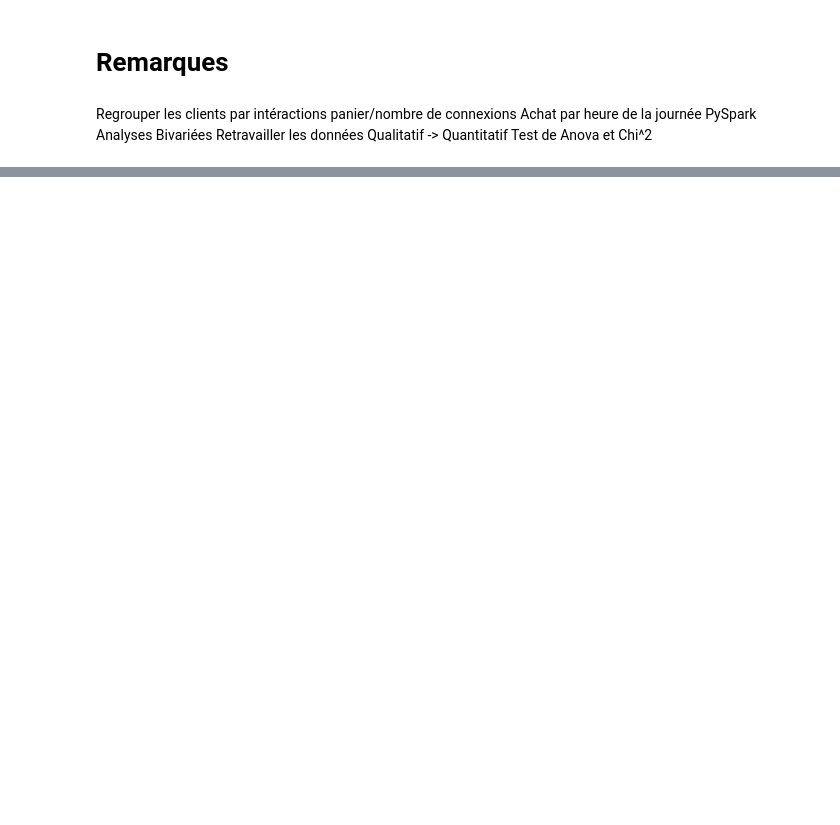
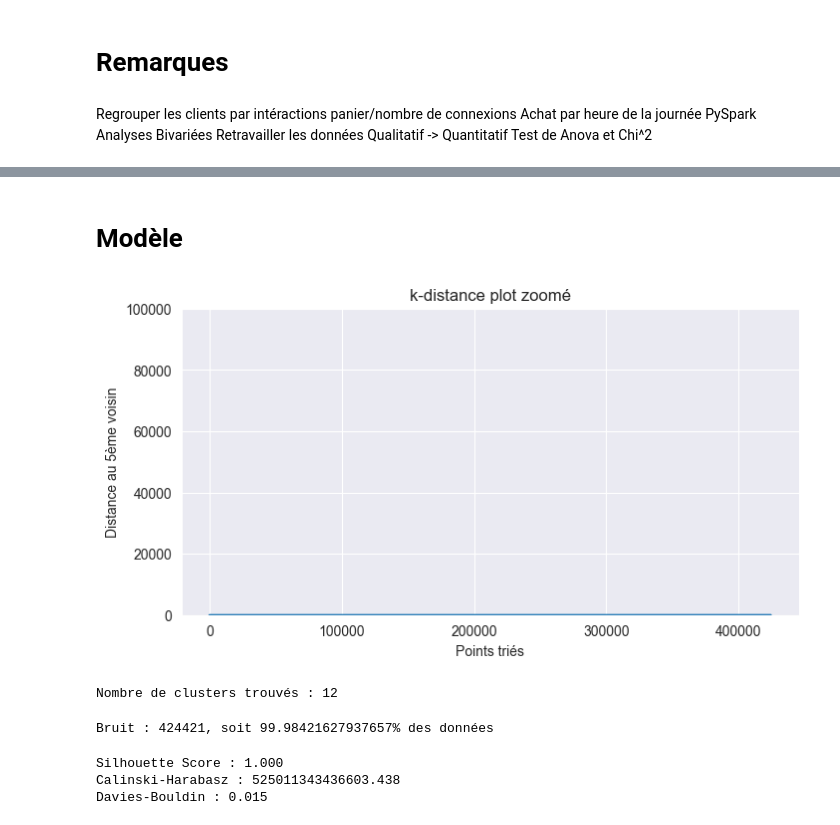
Before and after one commit to nicolas-vdn/amazing-mspr, a Jupyter notebook: data.ipynb, the cells around one changed output, grey strips where cells are left out. Saved outputs shown, nothing was run; the diff lists cells and outputs as text; code cells hidden in the pictures; blank space fills up the shorter version.

```diff
--- a/data.ipynb
+++ b/data.ipynb
@@ -230,0 +235,8 @@ import numpy as np
+# %%
+df_final = df.drop(['product_id', 'category_id', 'category_code', 'brand', 'user_session'], axis=1)
+# %%
+from sklearn.preprocessing import StandardScaler
+
+scaler = StandardScaler()
+# df_scaled = scaler.fit_transform(df_final)
+df_scaled = df_final
@@ -230,0 +259,2 @@ import numpy as np
+# %% [markdown]
+# Modèle
@@ -231 +263,24 @@ import numpy as np
+# %%
+from sklearn.neighbors import NearestNeighbors
+
+min_samples = 5
+
+# Calcul des distances au k-ième plus proche voisin
+neighbors = NearestNeighbors(n_neighbors=min_samples)
+neighbors_fit = neighbors.fit(df_scaled)
+distances, indices = neighbors_fit.kneighbors(df_scaled)
+
+# On prend la distance au dernier voisin (le k-ième)
+distances = np.sort(distances[:, -1])
+
+# Tracer la courbe
+plt.figure(figsize=(8, 4))
+plt.plot(distances)
+plt.ylim(0, 1e5)
+plt.xlabel("Points triés")
+plt.ylabel(f"Distance au {min_samples}ème voisin")
+plt.title("k-distance plot zoomé")
+plt.show()
+# %% [output]
+[figure, added]
 # %%
@@ -232,0 +288,35 @@ import numpy as np
+# %%
+labels = clustering.labels_
+df_scaled['cluster'] = labels
+
+# Nombre de clusters trouvés (hors bruit)
+n_clusters = len(set(labels)) - (1 if -1 in labels else 0)
+
+print(f"Nombre de clusters trouvés : {n_clusters}")
+# %% [output]
+Nombre de clusters trouvés : 12
+# %%
+print(f"Bruit : {(df_scaled['cluster'] == -1).sum()}, soit {((df_scaled['cluster'] == -1).sum()) / df_scaled.shape[0] * 100}% des données")
+# %% [output]
+Bruit : 424421, soit 99.98421627937657% des données
+# %%
+from sklearn.metrics import silhouette_score, calinski_harabasz_score, davies_bouldin_score
+
+# On retire le bruit
+mask = df_scaled['cluster'] != -1
+X_no_noise = df_scaled.drop(columns=['cluster'])[mask]
+labels_no_noise = df_scaled['cluster'][mask]
+
+if len(set(labels_no_noise)) > 1:
+    score = silhouette_score(X_no_noise, labels_no_noise)
+    print(f"Silhouette Score : {score:.3f}")
+    ch_score = calinski_harabasz_score(X[mask], labels[mask])
+    print(f"Calinski-Harabasz : {ch_score:.3f}")
+    db_score = davies_bouldin_score(X[mask], labels[mask])
+    print(f"Davies-Bouldin : {db_score:.3f}")
+else:
+    print("Pas assez de clusters pour calculer le score.")
+# %% [output]
+Silhouette Score : 1.000
+Calinski-Harabasz : 525011343436603.438
+Davies-Bouldin : 0.015
```
Also changed, not shown: parts of 16 cells of this notebook.
